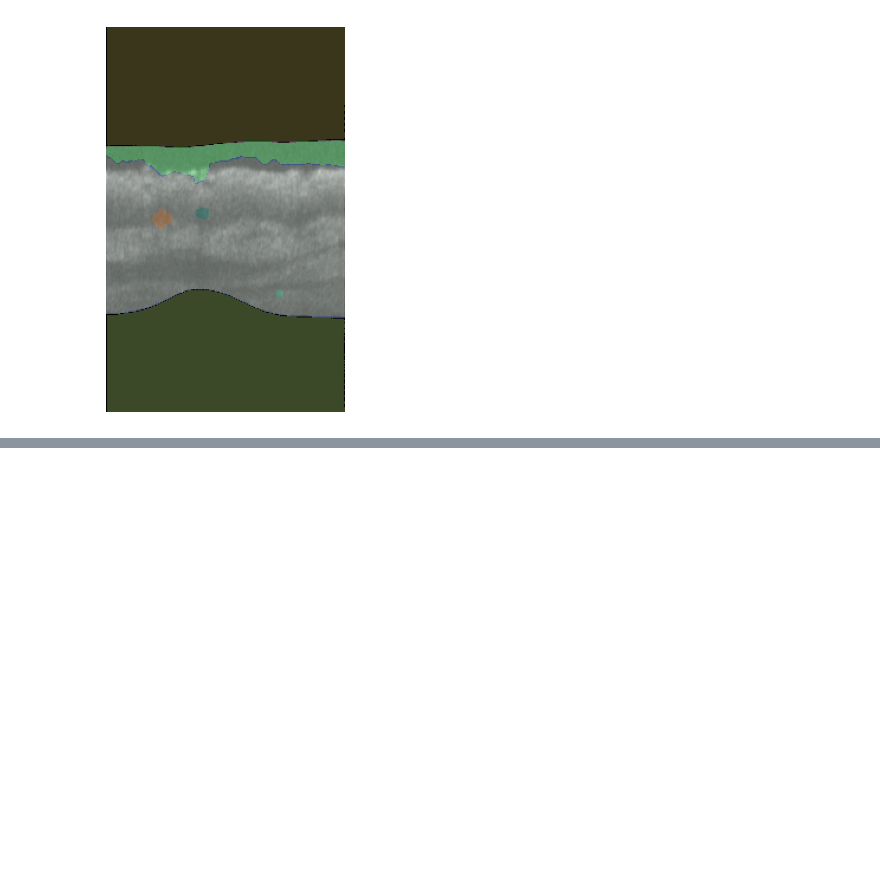
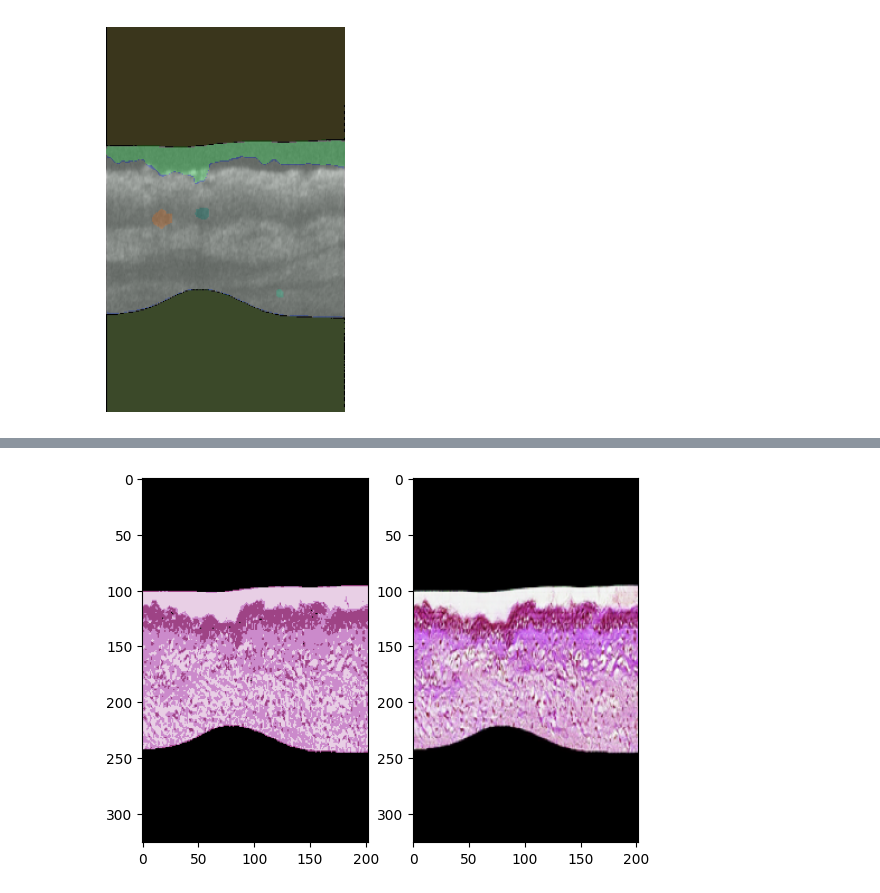
Before and after one commit to WinetraubLab/zero_shot_segmentation, a Jupyter notebook: zero_shot_segmentation_oct.ipynb, the cells around one changed output, grey strips where cells are left out. Saved outputs shown, nothing was run; the diff lists cells and outputs as text; code cells hidden in the pictures; blank space fills up the shorter version.

```diff
--- a/zero_shot_segmentation_oct.ipynb
+++ b/zero_shot_segmentation_oct.ipynb
@@ -234,0 +270,4 @@ showImg(cropped_copy)
+# %%
+showTwoImgs(quantized_image, virtual_histology_image_resized)
+# %% [output]
+[figure, added]
```
Also changed, not shown: parts of 6 cells of this notebook.
